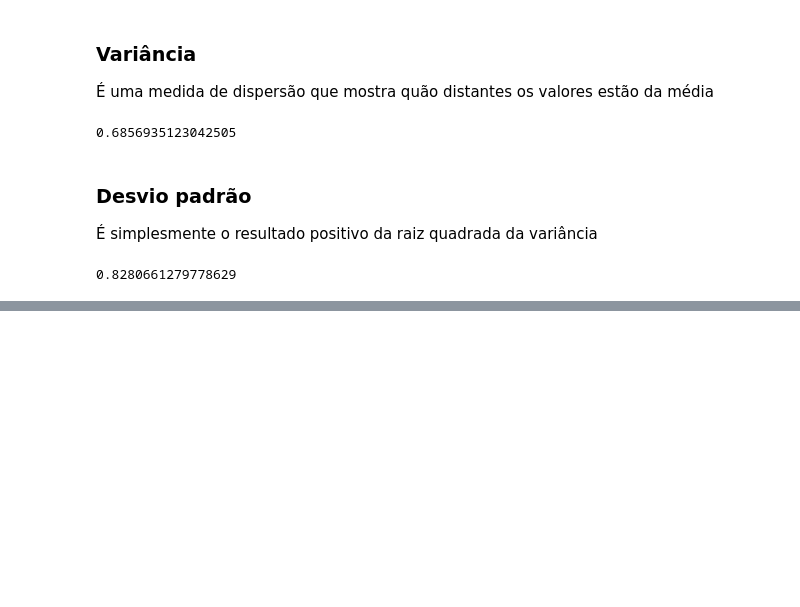
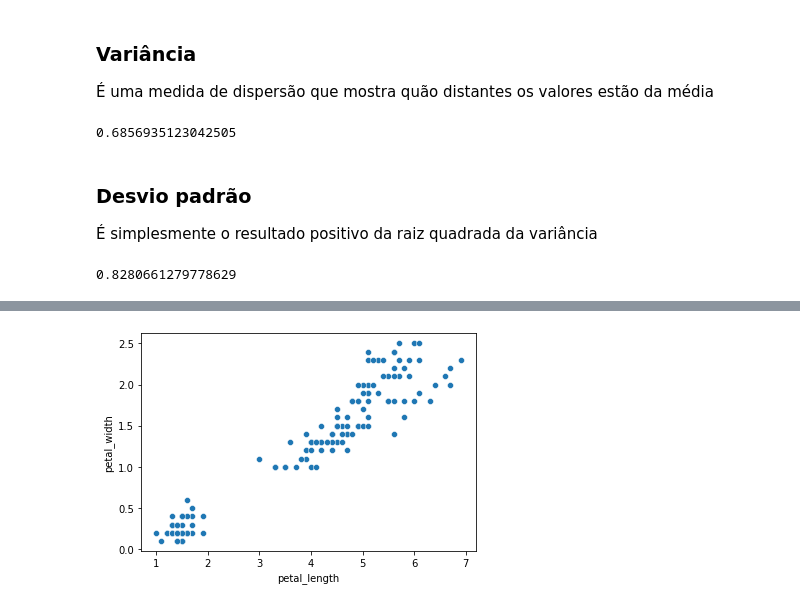
Before and after one commit to JardelSilva-86/Python-para-An-lise-de-Dados, a Jupyter notebook: Estatística_Descritiva.ipynb, the cells around one changed output, grey strips where cells are left out. Cells and saved outputs as stored; diff of their text form; code cells hidden in the pictures; blank space fills up the shorter version.

```diff
--- a/Estatística_Descritiva.ipynb
+++ b/Estatística_Descritiva.ipynb
@@ -143,0 +222,4 @@ base_dados['sepal_length'].std()
+# %%
+sns.scatterplot( data=base_dados, x='petal_length', y='petal_width');
+# %% [output]
+[figure, added]
```
Also changed, not shown: parts of 14 cells of this notebook.
